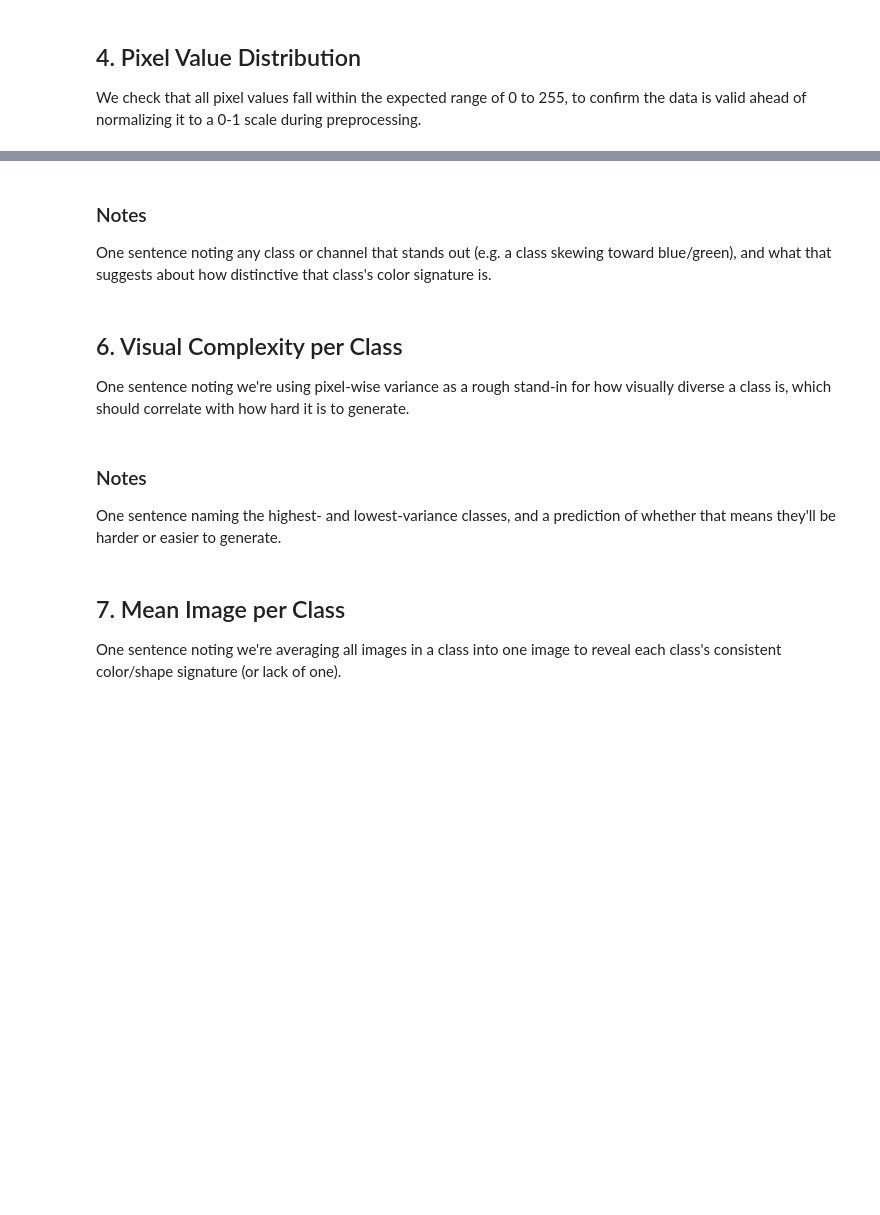
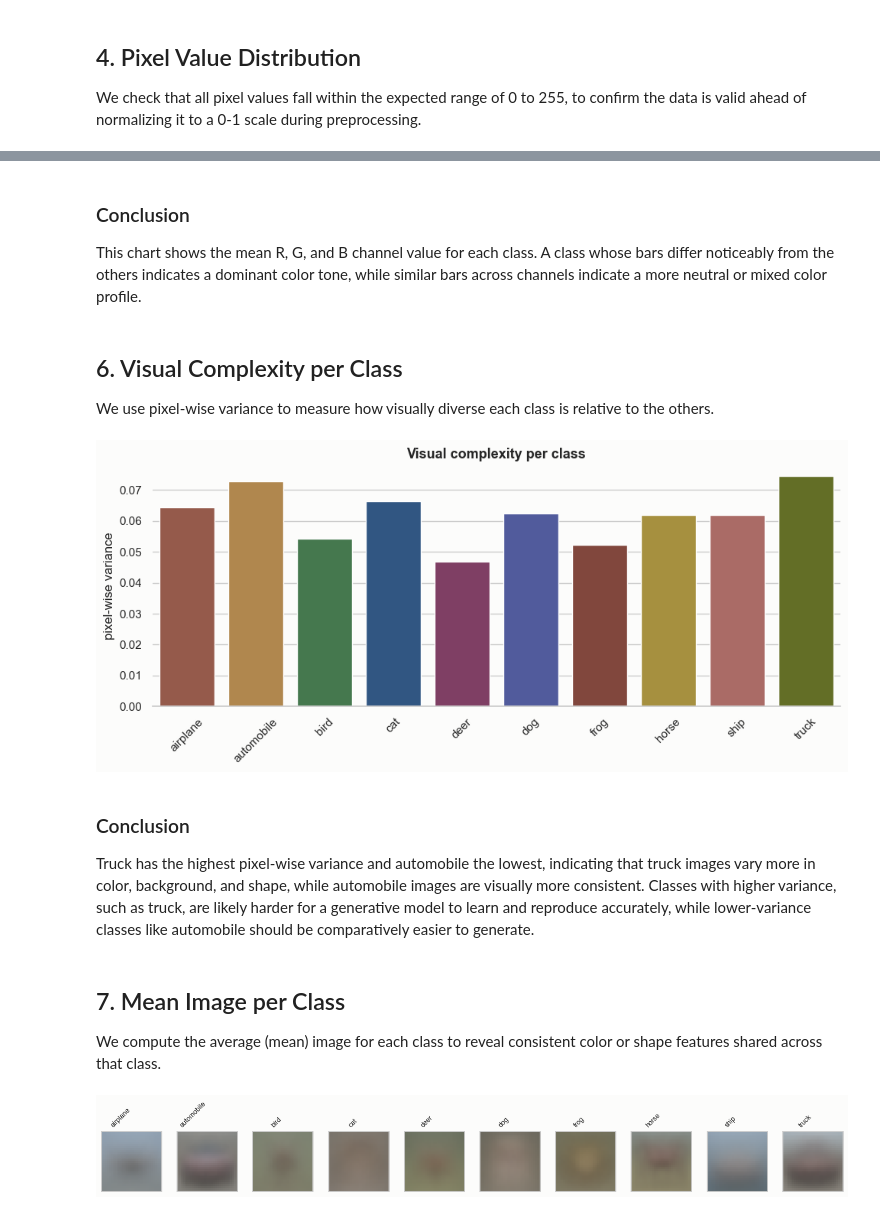
Before and after one commit to pufferfish3e/st1504-ca2, a Jupyter notebook: vae_gan_eda.ipynb, the cells around one changed output, grey strips where cells are left out. Saved outputs shown, nothing was run; the diff lists cells and outputs as text; code cells hidden in the pictures; blank space fills up the shorter version.

```diff
--- a/vae_gan_eda.ipynb
+++ b/vae_gan_eda.ipynb
@@ -143,21 +202,53 @@ One sentence noting we're comparing R/G/B mean and spread overall and per class,
 # %% [markdown]
-### Notes
+### Conclusion
 
-One sentence noting any class or channel that stands out (e.g. a class skewing toward blue/green), and what that suggests about how distinctive that class's color signature is.
+This chart shows the mean R, G, and B channel value for each class. A class whose bars differ noticeably from the others indicates a dominant color tone, while similar bars across channels indicate a more neutral or mixed color profile.
 # %% [markdown]
 ## 6. Visual Complexity per Class
 
-One sentence noting we're using pixel-wise variance as a rough stand-in for how visually diverse a class is, which should correlate with how hard it is to generate.
+We use pixel-wise variance to measure how visually diverse each class is relative to the others.
 # %%
-# Compute average pixel-wise variance per class as a rough proxy for within-class visual diversity, bar chart the result.
+class_variances = []
+for class_idx in range(len(class_names)):
+    class_images = x_train[y_train == class_idx].astype(np.float64) / 255
+    class_variances.append(class_images.var())
+
+variance_df = pd.DataFrame({"class": class_names, "variance": class_variances})
+
+fig, ax = plt.subplots(figsize=(10, 4.5))
+sns.barplot(data=variance_df, x="class", y="variance", hue="class",
+            palette=PALETTE, legend=False, ax=ax)
+
+ax.set_xlabel("")
+ax.set_ylabel("pixel-wise variance")
+ax.set_title("Visual complexity per class", fontsize=13, fontweight="bold")
+ax.tick_params(axis="x", rotation=45)
+sns.despine(left=True)
+plt.tight_layout()
+plt.show()
+# %% [output]
+[figure, added]
 # %% [markdown]
-### Notes
+### Conclusion
 
-One sentence naming the highest- and lowest-variance classes, and a prediction of whether that means they'll be harder or easier to generate.
+Truck has the highest pixel-wise variance and automobile the lowest, indicating that truck images vary more in color, background, and shape, while automobile images are visually more consistent. Classes with higher variance, such as truck, are likely harder for a generative model to learn and reproduce accurately, while lower-variance classes like automobile should be comparatively easier to generate.
 # %% [markdown]
 ## 7. Mean Image per Class
 
-One sentence noting we're averaging all images in a class into one image to reveal each class's consistent color/shape signature (or lack of one).
+We compute the average (mean) image for each class to reveal consistent color or shape features shared across that class.
 # %%
-# Average all images within each class into one mean image, display all 10 in a row.
+fig, axes = plt.subplots(1, len(class_names), figsize=(len(class_names) * 1.4, 1.8))
+
+for class_idx, class_name in enumerate(class_names):
+    class_images = x_train[y_train == class_idx]
+    mean_image = class_images.mean(axis=0) / 255
+    axes[class_idx].imshow(mean_image)
+    axes[class_idx].set_xticks([])
+    axes[class_idx].set_yticks([])
+    axes[class_idx].set_title(class_name, fontsize=9, rotation=45, ha="right")
+
+plt.tight_layout()
+plt.show()
+# %% [output]
+[figure, added]
 # %% [markdown]
```
Also changed, not shown: parts of 16 cells of this notebook, 1 other file.
